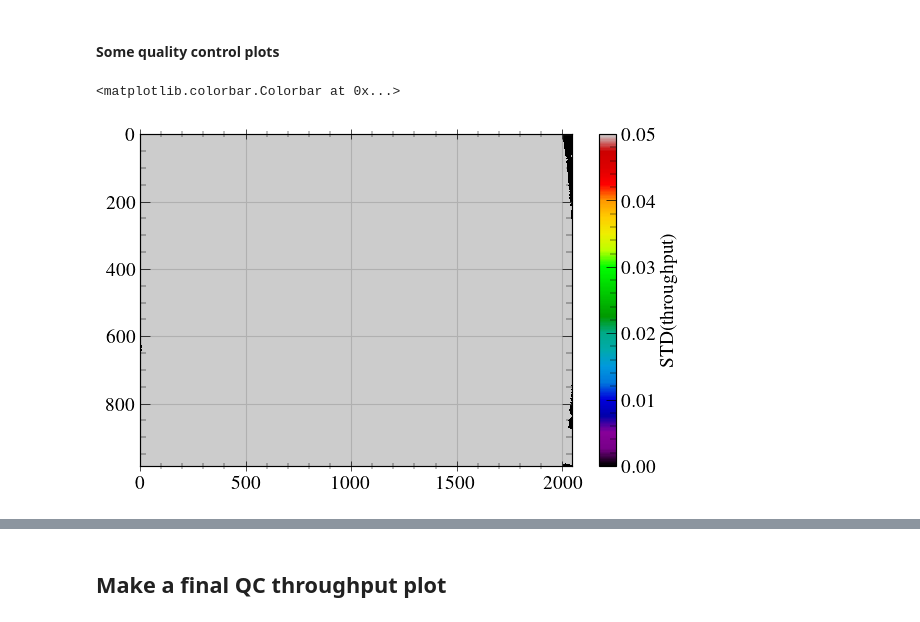
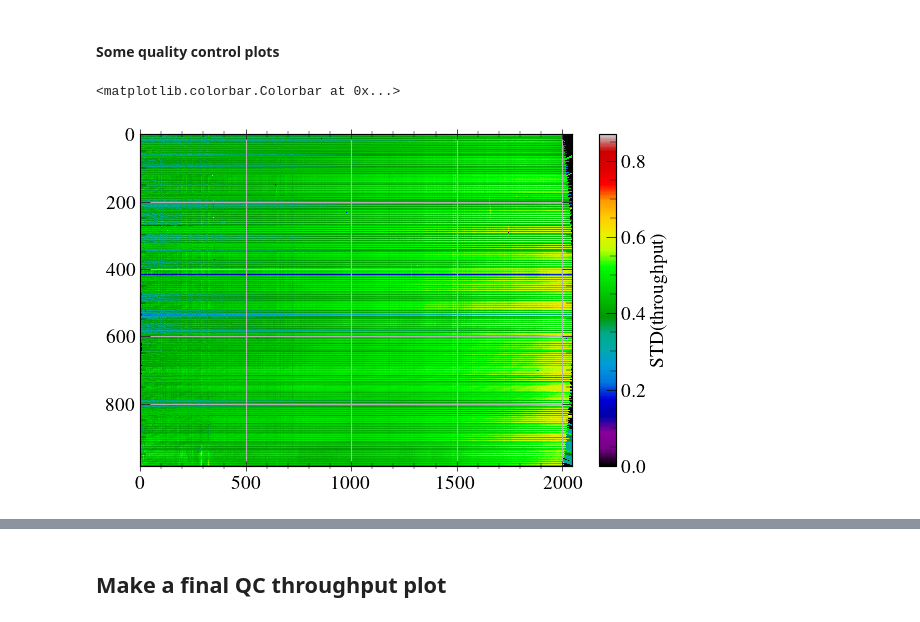
Before and after one commit to pykoala/pykoala, a Jupyter notebook: tutorials/create_combined_throughput.ipynb, the cells around one changed output, grey strips where cells are left out. Drawn from its saved outputs; the diff is of its cells as text; code cells hidden in the pictures.

```diff
--- a/tutorials/create_combined_throughput.ipynb
+++ b/tutorials/create_combined_throughput.ipynb
@@ -72,11 +101,11 @@ np.nanmedian(throughput.throughput_data / throughput.throughput_error)
 #### Some quality control plots
 # %%
 plt.figure()
-plt.imshow(throughput.throughput_error, aspect='auto', vmax=.05, interpolation='none', cmap='nipy_spectral')
+plt.imshow(throughput.throughput_error, aspect='auto',  interpolation='none', cmap='nipy_spectral')
 plt.colorbar(label="STD(throughput)")
 # %% [output]
 <matplotlib.colorbar.Colorbar at 0x...>
-[figure, old version]
+[figure, new version]
 # %%
 plt.figure()
 for i in [133, 300, 500, 700]:
```
Also changed, not shown: parts of 7 cells of this notebook, 4 other files.
